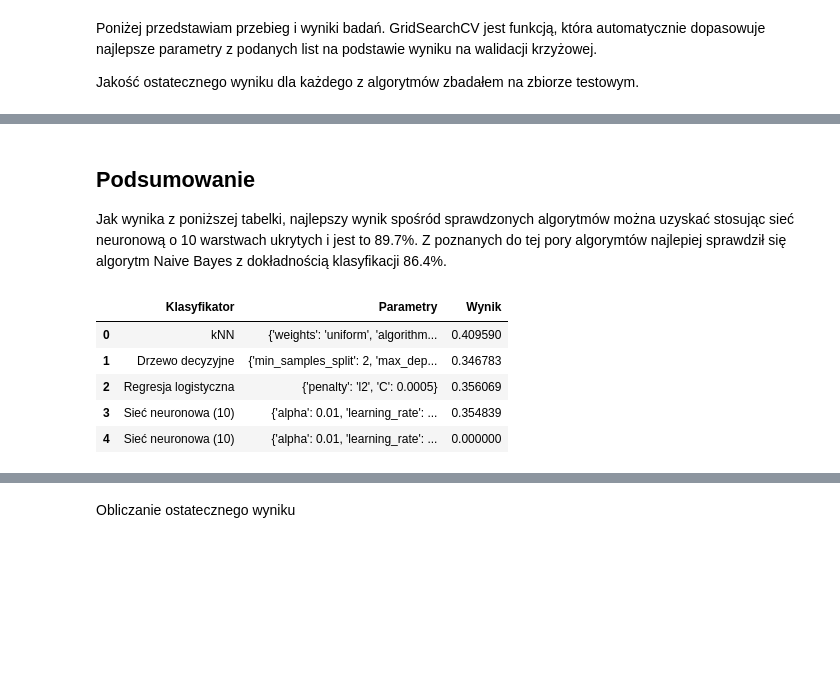
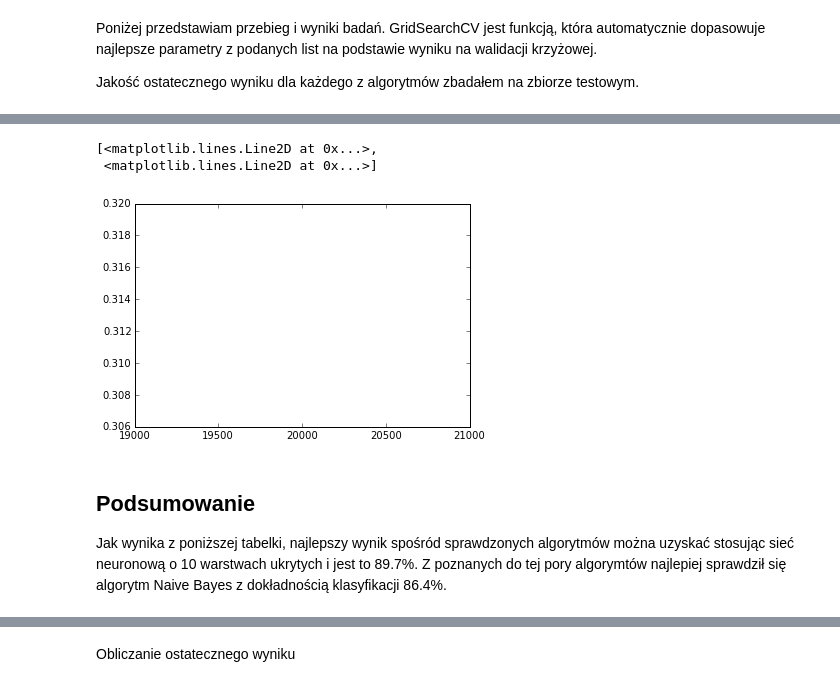
Before and after one commit to bdfhjk/SUS, a Jupyter notebook: zadanie2/zadanie2.ipynb, the cells around one changed output, grey strips where cells are left out. Saved outputs shown, nothing was run; the diff lists cells and outputs as text; code cells hidden in the pictures; blank space fills up the shorter version.

```diff
--- a/zadanie2/zadanie2.ipynb
+++ b/zadanie2/zadanie2.ipynb
@@ -189,30 +263,37 @@ results = results.append({'Klasyfikator':'Regresja logistyczna',
-# %%
-mlp = MLPClassifier(max_iter=1000, hidden_layer_sizes=(10, 10))
-
-parameters = {
-    'algorithm':('l-bfgs', 'sgd'),
-    'alpha':(1e-2, 1e-3, 1e-4),
-    'learning_rate':('invscaling', 'adaptive'),
-
-}
-clf = grid_search.GridSearchCV(mlp, parameters, n_jobs=-1, scoring='f1')
-clf.fit(train_X, train_Y)
-score = clf.score(test_X, test_Y)
-
-results = results.append({'Klasyfikator':'Sieć neuronowa (10)',
-                          'Wynik':score, 'Parametry':str(clf.best_params_)}, ignore_index=True)
+# %%
+def licz(nte, sd):
+    mlp = MLPClassifier(max_iter=2000, random_state = sd)
+    parameters = {'hidden_layer_sizes':range(3,10)}
+    clf = grid_search.GridSearchCV(mlp, parameters, n_jobs=2, scoring='f1')
+    clf.fit(train_X[1:nte], train_Y[1:nte])
+    return train_test_score(clf)
+
+result_i   = []
+result_auc = []
+result_aac = []
+
+for num in [20000]:
+    ans_acc  = 0
+    test_acc = 0
+    res = Parallel(n_jobs=6)(delayed(licz)(num, (i)) for i in range(10))
+
+    ans_acc = 0
+    test_acc = 0
+    for a, b in res:
+        ans_acc += a
+        test_acc += b
+
+    result_i.append(num)
+    result_auc.append(ans_acc/10)
+    result_aac.append(test_acc/10)
+
+plt.plot(result_i, result_auc, 'g', result_i, result_aac, 'r')
+# %% [output]
+[<matplotlib.lines.Line2D at 0x...>,
+ <matplotlib.lines.Line2D at 0x...>]
+[figure, added]
 # %% [markdown]
 Podsumowanie
 ------------
 
 Jak wynika z poniższej tabelki, najlepszy wynik spośród sprawdzonych algorytmów można uzyskać stosując sieć neuronową o 10 warstwach ukrytych i jest to 89.7%. Z poznanych do tej pory algorymtów najlepiej sprawdził się algorytm Naive Bayes z dokładnością klasyfikacji 86.4%.
-# %%
-pd.set_option('max_colwidth', 800)
-results
-# %% [output]
-|  | Klasyfikator | Parametry | Wynik |
-| 0 | kNN | {'weights': 'uniform', 'algorithm... | 0.409590 |
-| 1 | Drzewo decyzyjne | {'min_samples_split': 2, 'max_dep... | 0.346783 |
-| 2 | Regresja logistyczna | {'penalty': 'l2', 'C': 0.0005} | 0.356069 |
-| 3 | Sieć neuronowa (10) | {'alpha': 0.01, 'learning_rate': ... | 0.354839 |
-| 4 | Sieć neuronowa (10) | {'alpha': 0.01, 'learning_rate': ... | 0.000000 |
```
Also changed, not shown: parts of 24 cells of this notebook.
